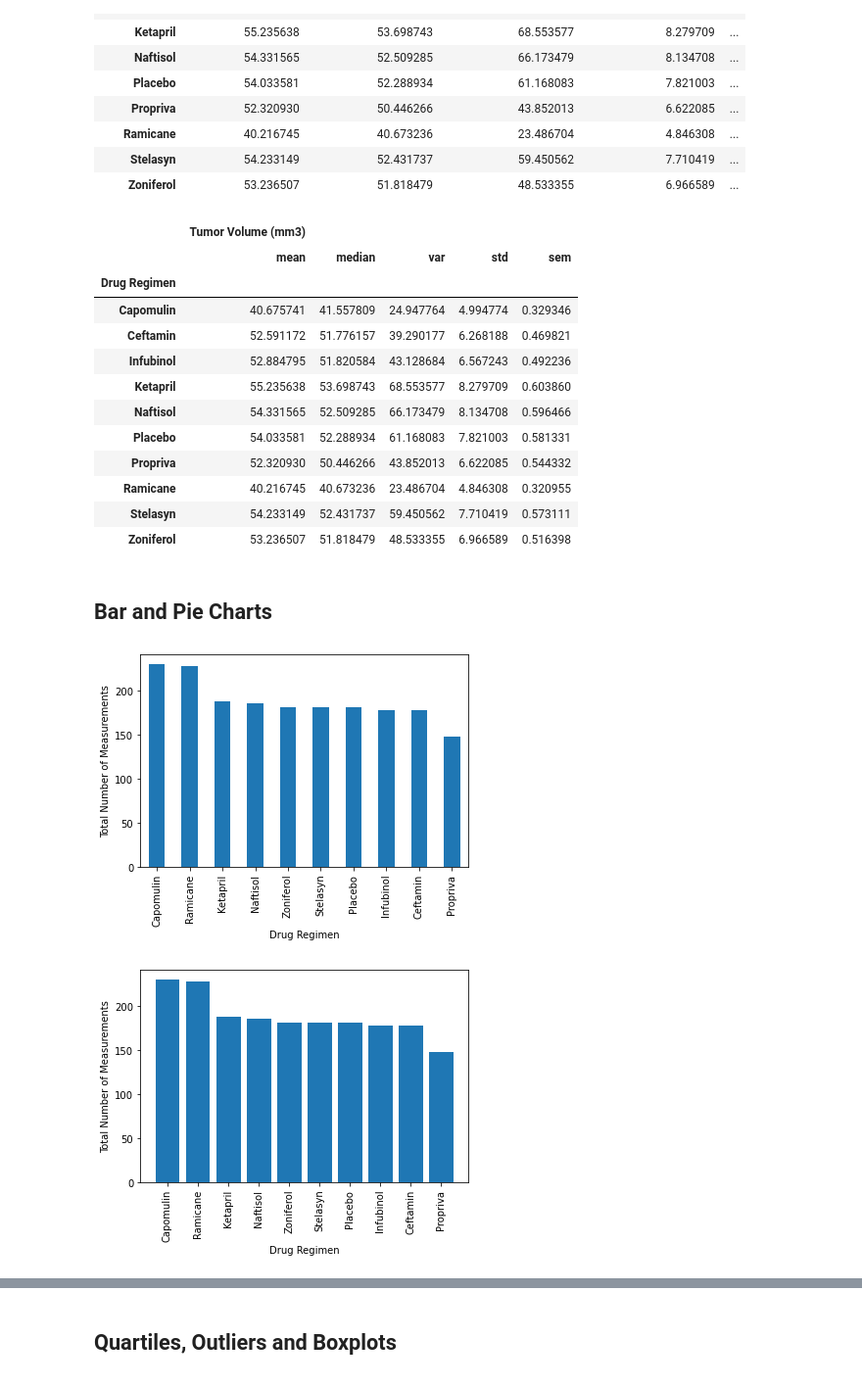
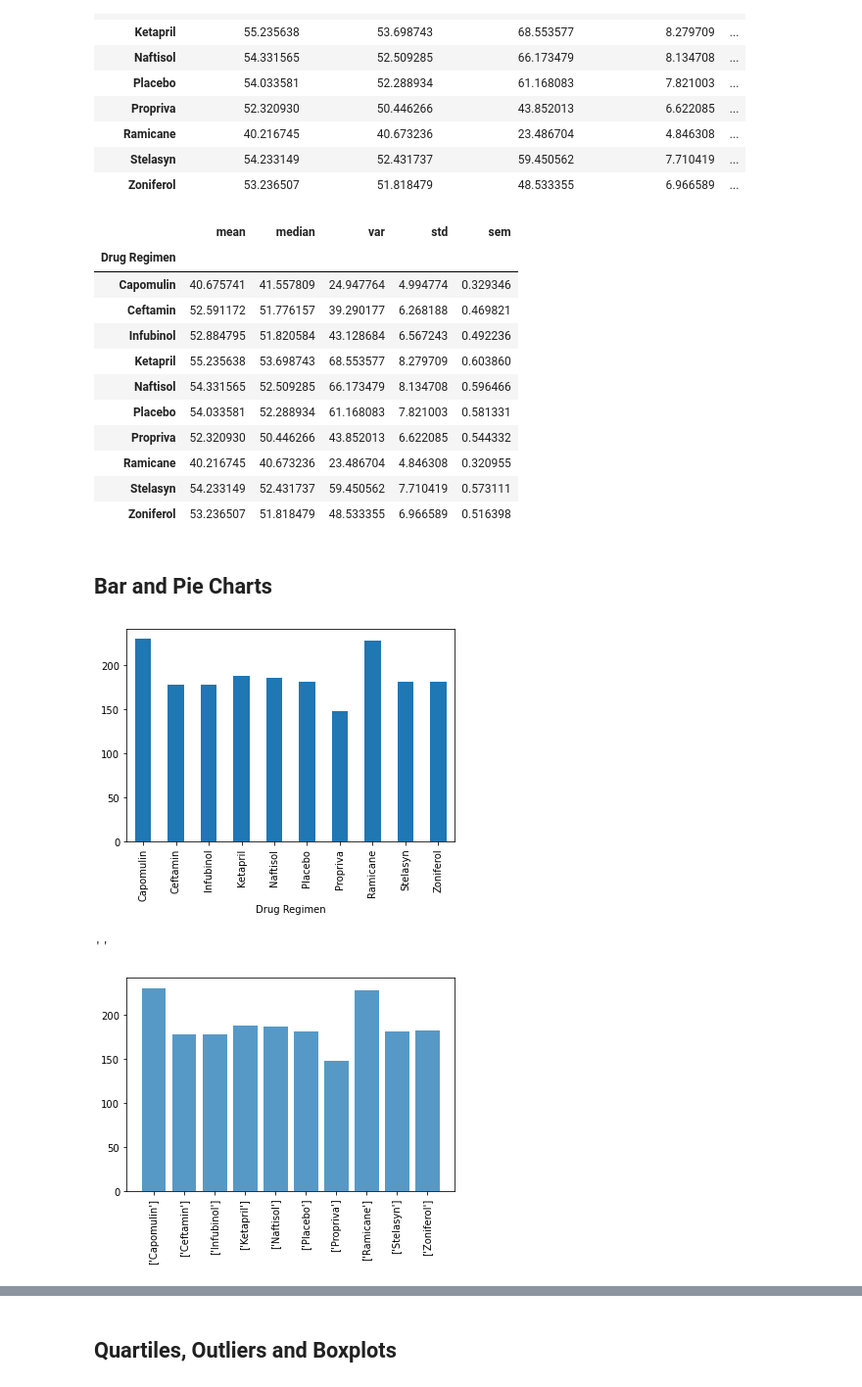
Before and after one commit to michellesimek/Pymaceuticals_challenge, a Jupyter notebook: Pymaceuticals_pymaceuticals_starter_with_plots.ipynb, the cells around one changed output, grey strips where cells are left out. Shown at 98% size. Cells and saved outputs as stored; diff of their text form; code cells hidden in the pictures.

```diff
--- a/Pymaceuticals_pymaceuticals_starter_with_plots.ipynb
+++ b/Pymaceuticals_pymaceuticals_starter_with_plots.ipynb
@@ -136,6 +137,21 @@ clean_complete_data['Mouse ID'].nunique()
 # Use groupby and summary statistical methods to calculate the following properties of each drug regimen:
 # mean, median, variance, standard deviation, and SEM of the tumor volume.
 # Assemble the resulting series into a single summary dataframe.
+mouse_group = clean_complete_data.groupby(['Drug Regimen'])
+
+mean_tvolume = mouse_group['Tumor Volume (mm3)'].mean()
+median_tvolume = mouse_group['Tumor Volume (mm3)'].median()
+variance_tvolume = median = mouse_group['Tumor Volume (mm3)'].var()
+std_tvolume = mouse_group['Tumor Volume (mm3)'].std()
+sem_tvolume = mouse_group['Tumor Volume (mm3)'].sem()
+
+summary_statistics = pd.DataFrame({"Mean Tumor Volume": mean_tvolume,
+                                  "Median Tumor Volume": median_tvolume,
+                                  "Tumor Volume Variance": variance_tvolume,
+                                  "Tumor Volume Std. Dev.": std_tvolume,
+                                  "Tumor Volume SEM": sem_tvolume})
+
+summary_statistics
 # %% [output]
 |  | Mean Tumor Volume | Median Tumor Volume | Tumor Volume Variance | Tumor Volume Std. Dev. | ... |
 | Drug Regimen |  |  |  |  | ... |
@@ -153,8 +169,9 @@ clean_complete_data['Mouse ID'].nunique()
 # Generate a summary statistics table of mean, median, variance, standard deviation, and SEM of the tumor volume for each regimen
 
 # Using the aggregation method, produce the same summary statistics in a single line
+summary_statistics = mouse_group['Tumor Volume (mm3)'].agg(['mean', 'median', 'var', 'std', 'sem'])
+summary_statistics
 # %% [output]
-|  | Tumor Volume (mm3) |  |  |  |  |
 |  | mean | median | var | std | sem |
 | Drug Regimen |  |  |  |  |  |
 | Capomulin | 40.675741 | 41.557809 | 24.947764 | 4.994774 | 0.329346 |
@@ -171,9 +188,37 @@ clean_complete_data['Mouse ID'].nunique()
 ## Bar and Pie Charts
 # %%
 # Generate a bar plot showing the total number of measurements taken on each drug regimen using pandas.
+drug_count = mouse_group['Mouse ID'].count()
+drug_count.plot(kind='bar')
+
+plt.ylabel = ("Total Number of Measurements")
+plt.title = ("Title")
+plt.show()
 # %% [output]
-[figure, old version]
+[figure, new version]
+# %%
+names = mouse_group['Drug Regimen'].unique()
+count = mouse_group['Drug Regimen'].count()
+# %%
+drugs = []
+for drug in names:
+    drugs.append(drug)
+
+count = []
+for x in count:
+    count.append(x)
 # %%
 # Generate a bar plot showing the total number of measurements taken on each drug regimen using using pyplot.
+
+x_axis = np.arange(0, len(drugs))
+tick_locations = []
+for x in x_axis:
+    tick_locations.append(x)
+
+plt.bar(x_axis, count, alpha=0.75, align="center")
+plt.xticks(tick_locations, drugs, rotation = 90)
+# plt.xlabel('Drugs')
+;
 # %% [output]
+''
-[figure, old version]
+[figure, new version]
```
Also changed, not shown: parts of 12 cells of this notebook.
